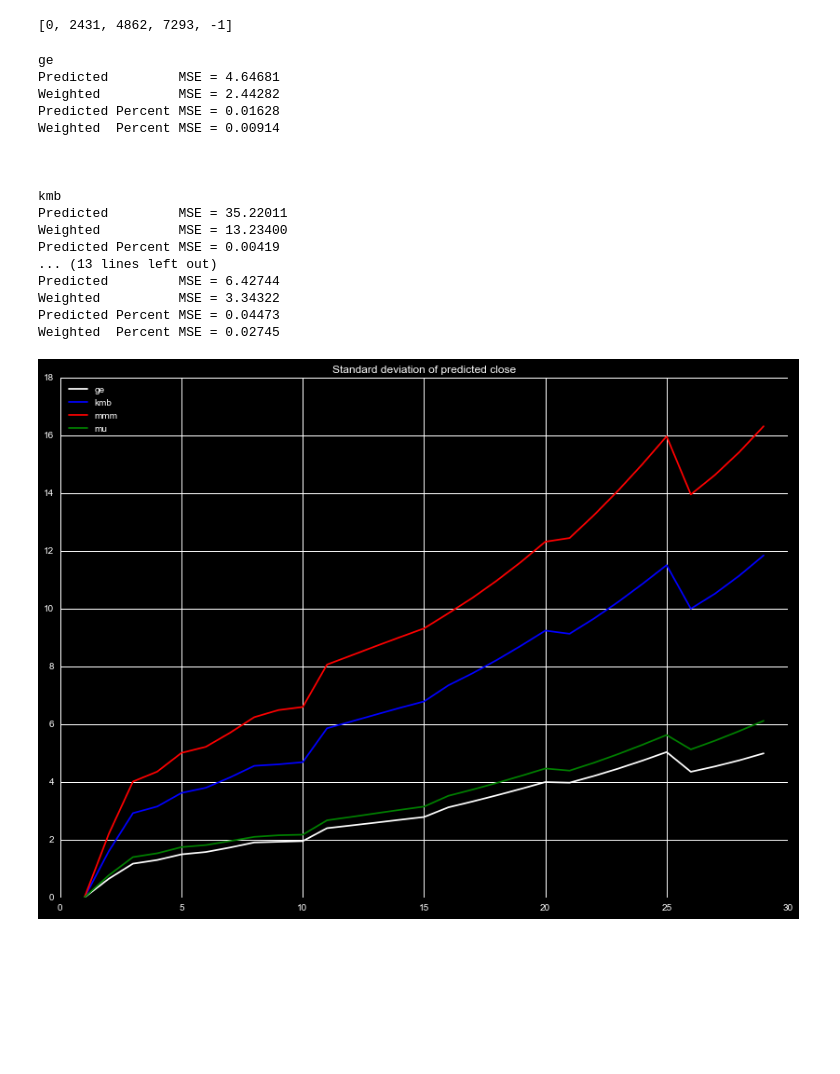
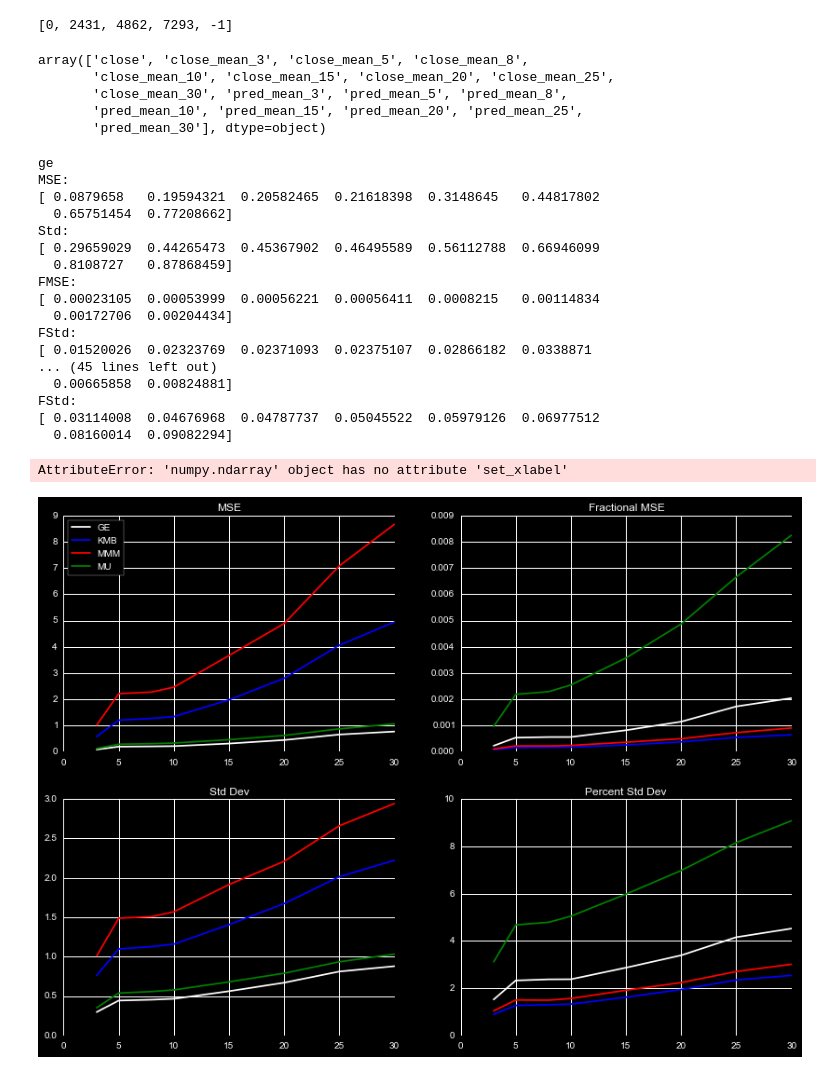
Before and after one commit to markertsean/python_trader, a Jupyter notebook: gen_predictor.ipynb, the cells around one changed output. Drawn from its saved outputs; the diff is of its cells as text; code cells hidden in the pictures; blank space fills up the shorter version.

Commit message:
Added new image with better display of metrics

```diff
--- a/gen_predictor.ipynb
+++ b/gen_predictor.ipynb
@@ -318,6 +318,14 @@ del ad_mult_reg
 chunk_index
 # %% [output]
 [0, 2431, 4862, 7293, -1]
+# %%
+close_df.columns.values
+# %% [output]
+array(['close', 'close_mean_3', 'close_mean_5', 'close_mean_8',
+       'close_mean_10', 'close_mean_15', 'close_mean_20', 'close_mean_25',
+       'close_mean_30', 'pred_mean_3', 'pred_mean_5', 'pred_mean_8',
+       'pred_mean_10', 'pred_mean_15', 'pred_mean_20', 'pred_mean_25',
+       'pred_mean_30'], dtype=object)
 # %%
 # Smooth and shift
 # %%
@@ -329,6 +337,10 @@ bb    = 0.08
 plt_list = [1,4]
 # %%
 color_list = ['w','b','r','g']
+
+f, axes = plt.subplots( 2, 2 )
+
+
 for j in range( 0, len(quote_list) ):
 
     # Only look at one chunk at a time
@@ -364,60 +376,64 @@ for j in range( 0, len(quote_list) ):
     aligned_frame = aligned_frame.dropna()
 
 
+
+
     print current_quote
+    mse_rolling( close_df, roll_nums, current_quote, color_list[j], axes )
 
 #    for jj in [1,3,5]:
 #        shft = jj
 #        my_roll = str( roll_nums[jj] )
 #        true    = 'close_mean_' + my_roll
 #        pred    = 'pred_mean_'  + my_roll
 #        fig, (ax1,ax2) = plt.subplots( 1, 2 )
 #        foo = close_df.copy()
 #        foo[pred]   = foo[pred].shift(shft)
 #        foo['pred/true-1'] = foo[pred] / close_df[true] - 1
 #        foo = foo[lo_index:hi_index]
 #        foo = foo[::-1]
 #        foo.plot( y='close', color='w', ax=ax1 )
 #        foo.plot( y= true  , color='b', ax=ax1 )
 #        foo.plot( y= pred  , color='r', ax=ax1 )
 #        foo.plot( y='pred/true-1' , color='g', ax=ax2 )
 #        ax2.set_ylim(-bb,bb)
 ##        ax1.legend( loc=2, frameon=True )
  #       ax2.legend( loc=2, frameon=True )
- #       ax1.set_title( 'Comparison of '+my_roll+' day rolling means for '+current_quote.upper() )
+# #       ax1.set_title( 'Comparison of '+my_roll+' day rolling means for '+current_quote.upper() )
  #       ax2.set_title( 'Fractional difference between predicted and true '+my_roll+' day rolling means' )
- #       plt.show()
+# #       plt.show()
 
     # Plot fractional difference, fractional mean square error
-    std_dictionary, tot_weights = plot_mse( aligned_frame, current_quote, color_list[j], current_quote )
+    #std_dictionary, tot_weights = plot_mse( aligned_frame, current_quote, color_list[j], current_quote )
 
     # Print MSE info for normal and weighted distributions
-    print_mse( aligned_frame, std_dictionary, tot_weights )
+    #print_mse( aligned_frame, std_dictionary, tot_weights )
 
     # Compare mse with weighted average
     #compare_weight( aligned_frame, std_dictionary, current_quote, c_size=5 )
 
     print '\n\n'
 
-plt.title( 'Standard deviation of predicted close' )
-plt.legend( loc=2 )
+axes[0,0].legend( loc=2, frameon=True )
+axes.set_xlabel( 'Rolling mean length' )
 plt.show()
 # %% [output]
 ge
-Predicted         MSE = 4.64681
-Weighted          MSE = 2.44282
-Predicted Percent MSE = 0.01628
-Weighted  Percent MSE = 0.00914
-
-
-
-kmb
-Predicted         MSE = 35.22011
-Weighted          MSE = 13.23400
-Predicted Percent MSE = 0.00419
-... (13 lines left out)
-Predicted         MSE = 6.42744
-Weighted          MSE = 3.34322
-Predicted Percent MSE = 0.04473
-Weighted  Percent MSE = 0.02745
+MSE:
+[ 0.0879658   0.19594321  0.20582465  0.21618398  0.3148645   0.44817802
+  0.65751454  0.77208662]
+Std:
+[ 0.29659029  0.44265473  0.45367902  0.46495589  0.56112788  0.66946099
+  0.8108727   0.87868459]
+FMSE:
+[ 0.00023105  0.00053999  0.00056221  0.00056411  0.0008215   0.00114834
+  0.00172706  0.00204434]
+FStd:
+[ 0.01520026  0.02323769  0.02371093  0.02375107  0.02866182  0.0338871
+... (45 lines left out)
+  0.00665858  0.00824881]
+FStd:
+[ 0.03114008  0.04676968  0.04787737  0.05045522  0.05979126  0.06977512
+  0.08160014  0.09082294]
+AttributeError: 'numpy.ndarray' object has no attribute 'set_xlabel'
-[figure, old version]
+[figure, new version]
```
Also changed, not shown: parts of 1 cell of this notebook, 2 other files.
